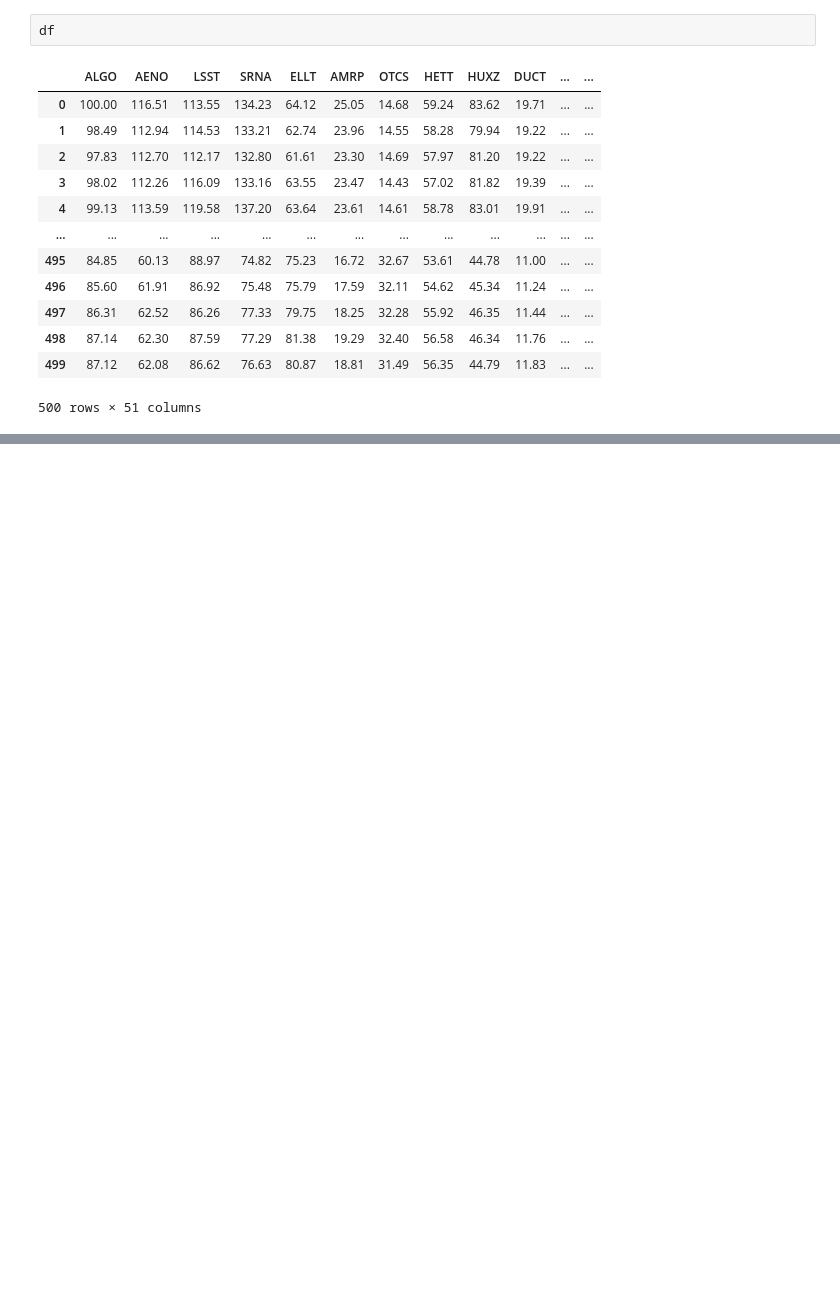
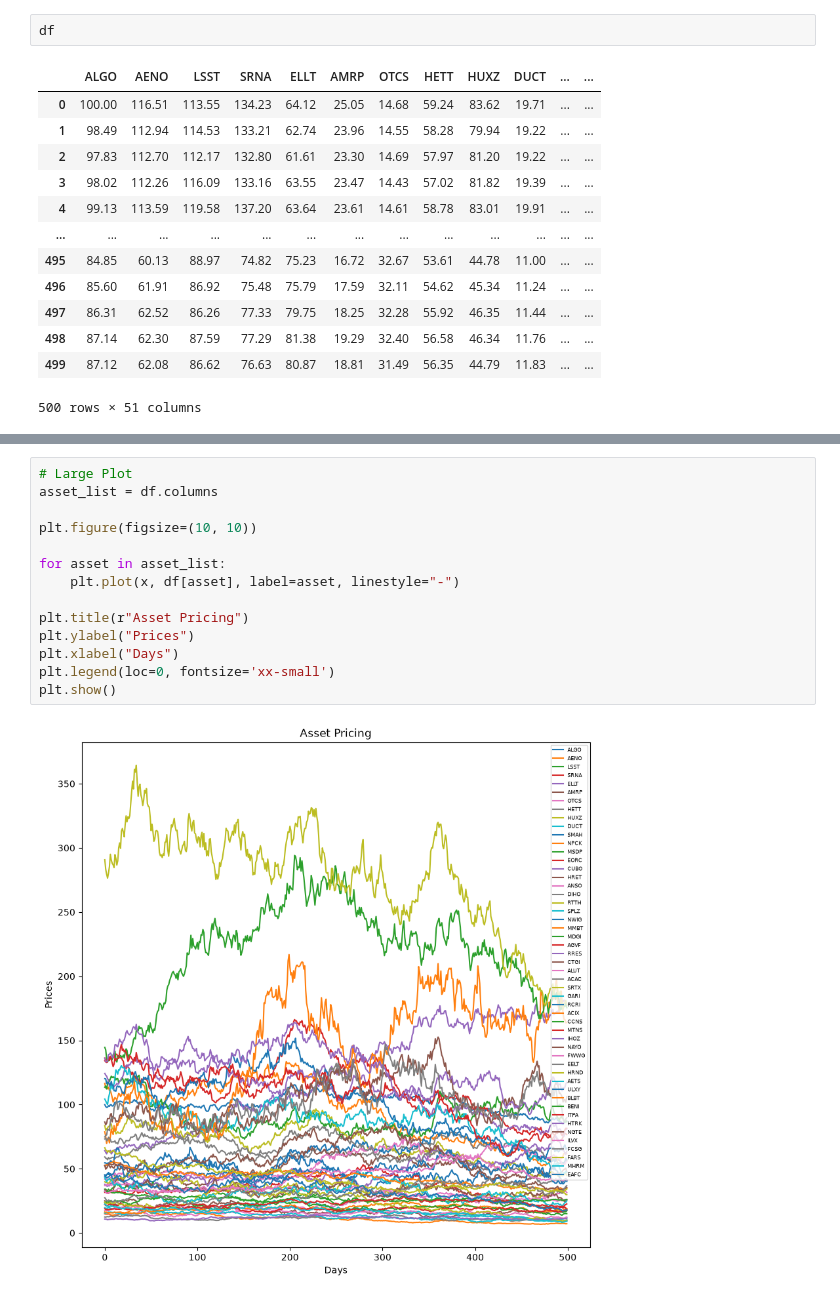
Before and after one commit to kvngu0/algothon2026_AlphaLeak, a Jupyter notebook: Test1.ipynb, the cells around one changed output, grey strips where cells are left out. Cells and saved outputs as stored; diff of their text form; blank space fills up the shorter version.

```diff
--- a/Test1.ipynb
+++ b/Test1.ipynb
@@ -24,0 +52,16 @@ df
+# %%
+# Large Plot
+asset_list = df.columns
+
+plt.figure(figsize=(10, 10))
+
+for asset in asset_list:
+    plt.plot(x, df[asset], label=asset, linestyle="-")
+
+plt.title(r"Asset Pricing")
+plt.ylabel("Prices")
+plt.xlabel("Days")
+plt.legend(loc=0, fontsize='xx-small')
+plt.show()
+# %% [output]
+[figure, added]
```
Also changed, not shown: parts of 3 cells of this notebook, 1 other file.
